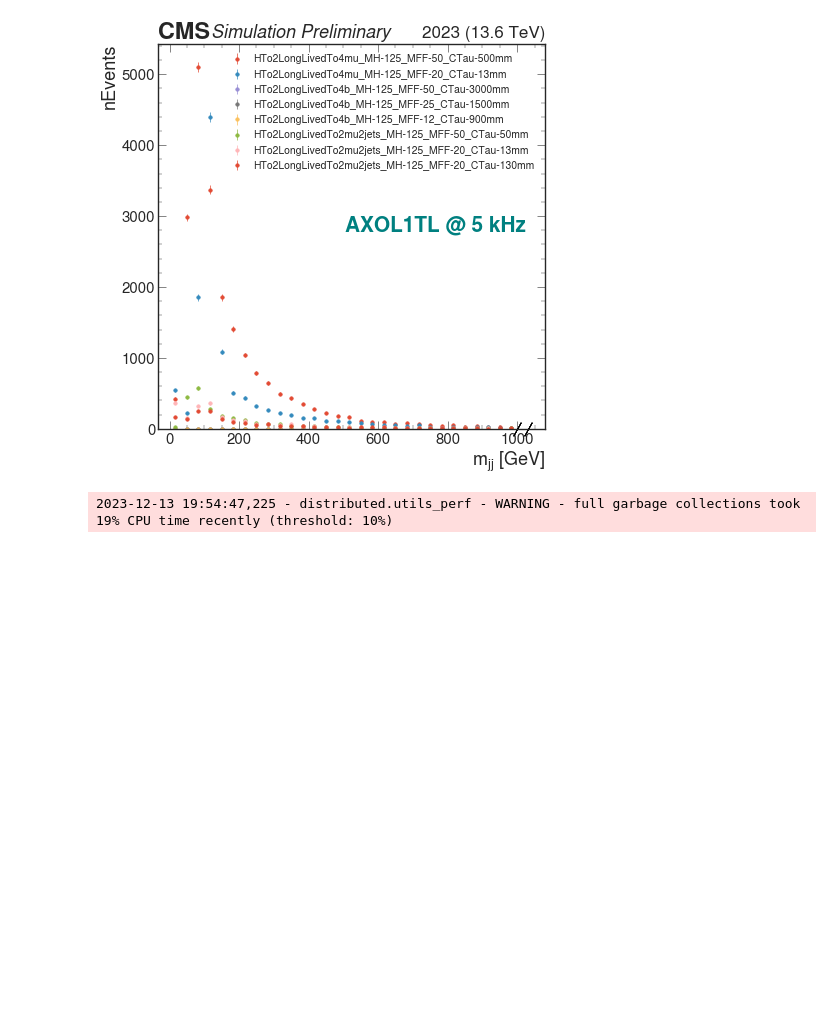
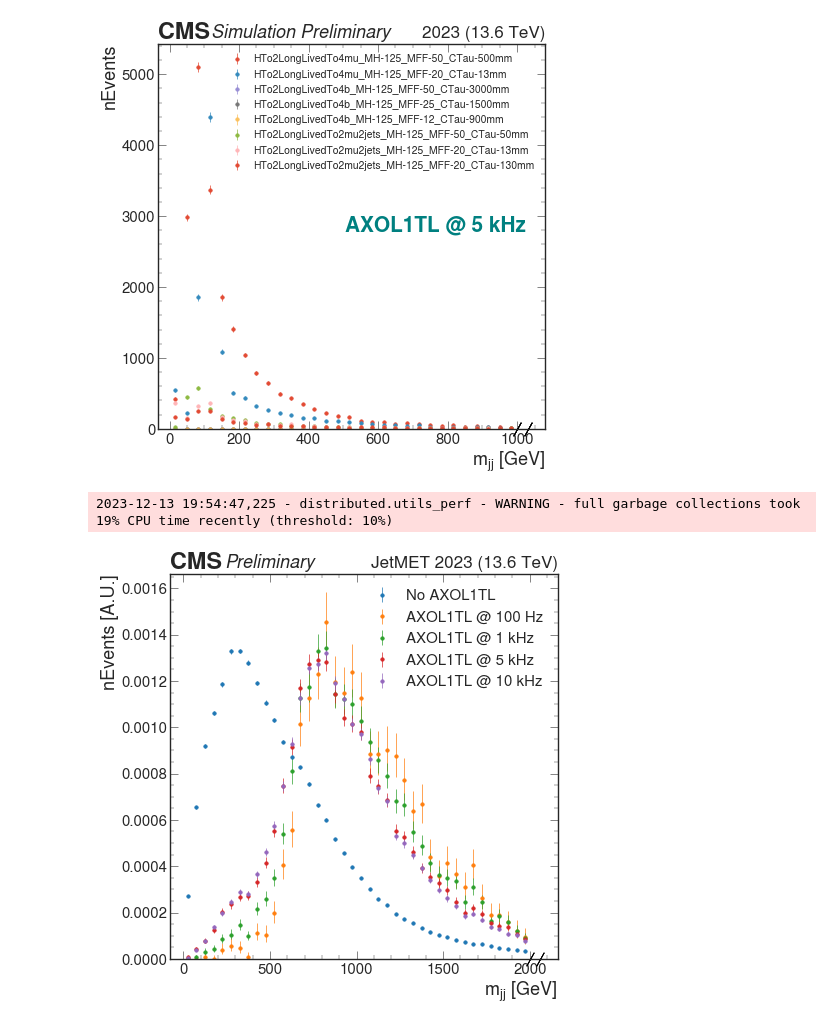
Before and after one commit to ellisonscheuller/coffea_casa, a Jupyter notebook: diobject_mass_studies.ipynb, the cells around one changed output. Cells and saved outputs as stored; diff of their text form; code cells hidden in the pictures; blank space fills up the shorter version.

```diff
--- a/diobject_mass_studies.ipynb
+++ b/diobject_mass_studies.ipynb
@@ -414,3 +552,17 @@ ax.legend(fontsize=15);
 # %% [output]
 [figure]
 2023-12-13 19:54:47,225 - distributed.utils_perf - WARNING - full garbage collections took 19% CPU time recently (threshold: 10%)
+# %%
+fig, ax = plt.subplots()
+hep.cms.label('Preliminary', data=True, lumi=None, year='JetMET 2023', com=13.6)
+(mjj_result['JetMET0_slimmed']['hists']['mJetJet_nocut'] * wgt).plot(ax=ax, histtype='errorbar', label='No AXOL1TL', density=True)
+(mjj_result['JetMET0_slimmed']['hists']['mJetJet_100hz'] * wgt).plot(ax=ax, histtype='errorbar', label='AXOL1TL @ 100 Hz', density=True)
+(mjj_result['JetMET0_slimmed']['hists']['mJetJet_1khz'] * wgt).plot(ax=ax, histtype='errorbar', label='AXOL1TL @ 1 kHz', density=True)
+(mjj_result['JetMET0_slimmed']['hists']['mJetJet_5khz'] * wgt).plot(ax=ax, histtype='errorbar', label='AXOL1TL @ 5 kHz', density=True)
+(mjj_result['JetMET0_slimmed']['hists']['mJetJet_10khz'] * wgt).plot(ax=ax, histtype='errorbar', label='AXOL1TL @ 10 kHz', density=True)
+# ax.set_xlim(0, 200)
+# plt.yscale('log')
+plt.ylabel('nEvents [A.U.]', loc='top')
+ax.legend();
+# %% [output]
+[figure, added]
```
Also changed, not shown: parts of 12 cells of this notebook, 1 other file.
